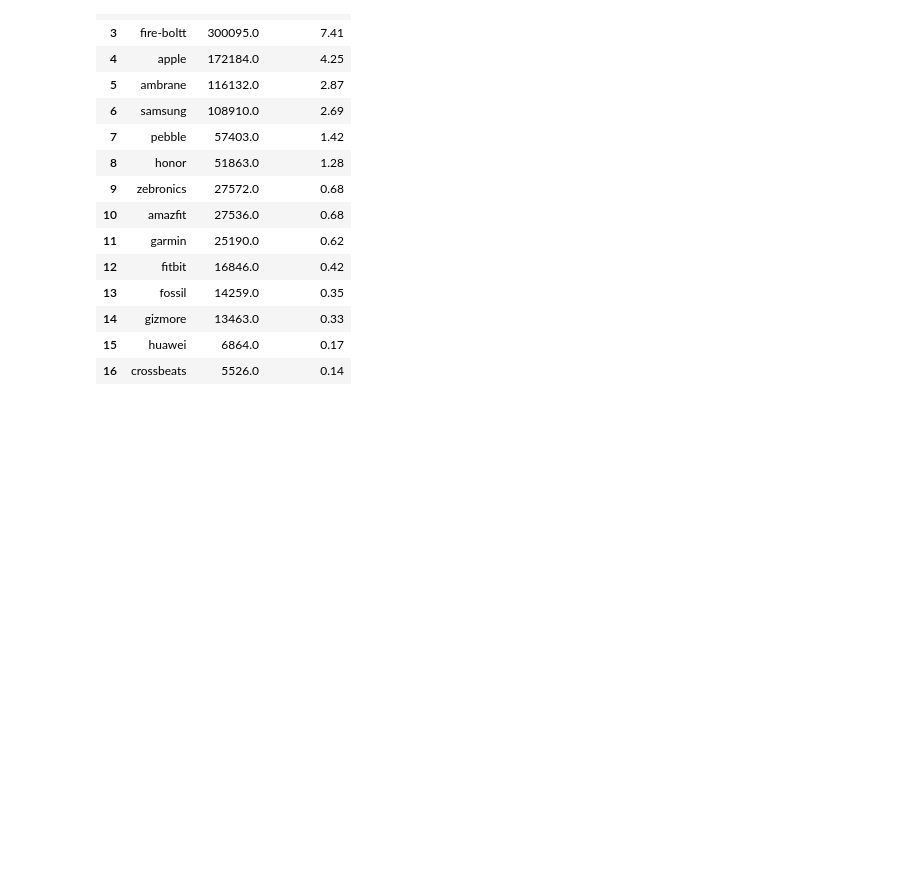
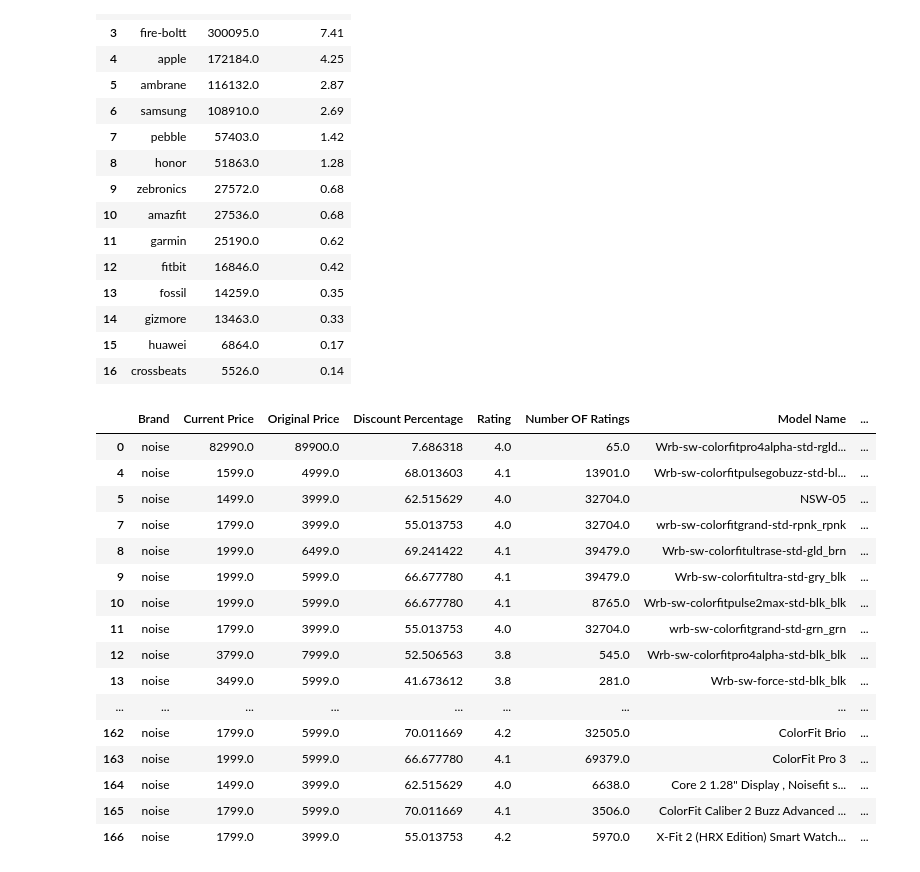
Before and after one commit to abhishank11/Watch-Project, a Jupyter notebook: watch_analysis.ipynb, the cells around one changed output. Saved outputs shown, nothing was run; the diff lists cells and outputs as text; code cells hidden in the pictures; blank space fills up the shorter version.

```diff
--- a/watch_analysis.ipynb
+++ b/watch_analysis.ipynb
@@ -232,3 +232,24 @@ df_demand
 | 16 | crossbeats | 5526.0 | 0.14 |
 # %%
 #Understand the top 5 models for top 3
+
+df_noise = df_models.loc[(df_models['Brand'] == 'noise')]
+df_noise
+# %% [output]
+|  | Brand | Current Price | Original Price | Discount Percentage | Rating | Number OF Ratings | Model Name | ... |
+| 0 | noise | 82990.0 | 89900.0 | 7.686318 | 4.0 | 65.0 | Wrb-sw-colorfitpro4alpha-std-rgld... | ... |
+| 4 | noise | 1599.0 | 4999.0 | 68.013603 | 4.1 | 13901.0 | Wrb-sw-colorfitpulsegobuzz-std-bl... | ... |
+| 5 | noise | 1499.0 | 3999.0 | 62.515629 | 4.0 | 32704.0 | NSW-05 | ... |
+| 7 | noise | 1799.0 | 3999.0 | 55.013753 | 4.0 | 32704.0 | wrb-sw-colorfitgrand-std-rpnk_rpnk | ... |
+| 8 | noise | 1999.0 | 6499.0 | 69.241422 | 4.1 | 39479.0 | Wrb-sw-colorfitultrase-std-gld_brn | ... |
+| 9 | noise | 1999.0 | 5999.0 | 66.677780 | 4.1 | 39479.0 | Wrb-sw-colorfitultra-std-gry_blk | ... |
+| 10 | noise | 1999.0 | 5999.0 | 66.677780 | 4.1 | 8765.0 | Wrb-sw-colorfitpulse2max-std-blk_blk | ... |
+| 11 | noise | 1799.0 | 3999.0 | 55.013753 | 4.0 | 32704.0 | wrb-sw-colorfitgrand-std-grn_grn | ... |
+| 12 | noise | 3799.0 | 7999.0 | 52.506563 | 3.8 | 545.0 | Wrb-sw-colorfitpro4alpha-std-blk_blk | ... |
+| 13 | noise | 3499.0 | 5999.0 | 41.673612 | 3.8 | 281.0 | Wrb-sw-force-std-blk_blk | ... |
+| ... | ... | ... | ... | ... | ... | ... | ... | ... |
+| 162 | noise | 1799.0 | 5999.0 | 70.011669 | 4.2 | 32505.0 | ColorFit Brio | ... |
+| 163 | noise | 1999.0 | 5999.0 | 66.677780 | 4.1 | 69379.0 | ColorFit Pro 3 | ... |
+| 164 | noise | 1499.0 | 3999.0 | 62.515629 | 4.0 | 6638.0 | Core 2 1.28" Display , Noisefit s... | ... |
+| 165 | noise | 1799.0 | 5999.0 | 70.011669 | 4.1 | 3506.0 | ColorFit Caliber 2 Buzz Advanced ... | ... |
+| 166 | noise | 1799.0 | 3999.0 | 55.013753 | 4.2 | 5970.0 | X-Fit 2 (HRX Edition) Smart Watch... | ... |
```
